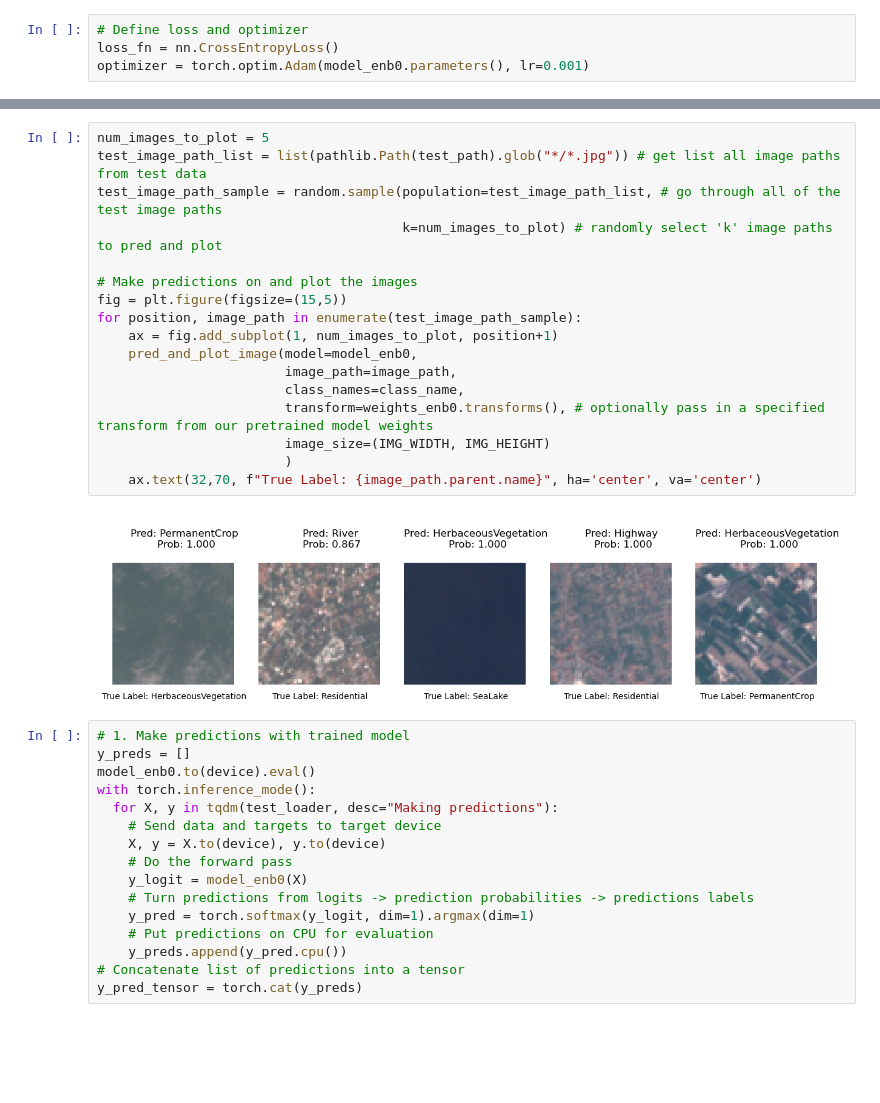
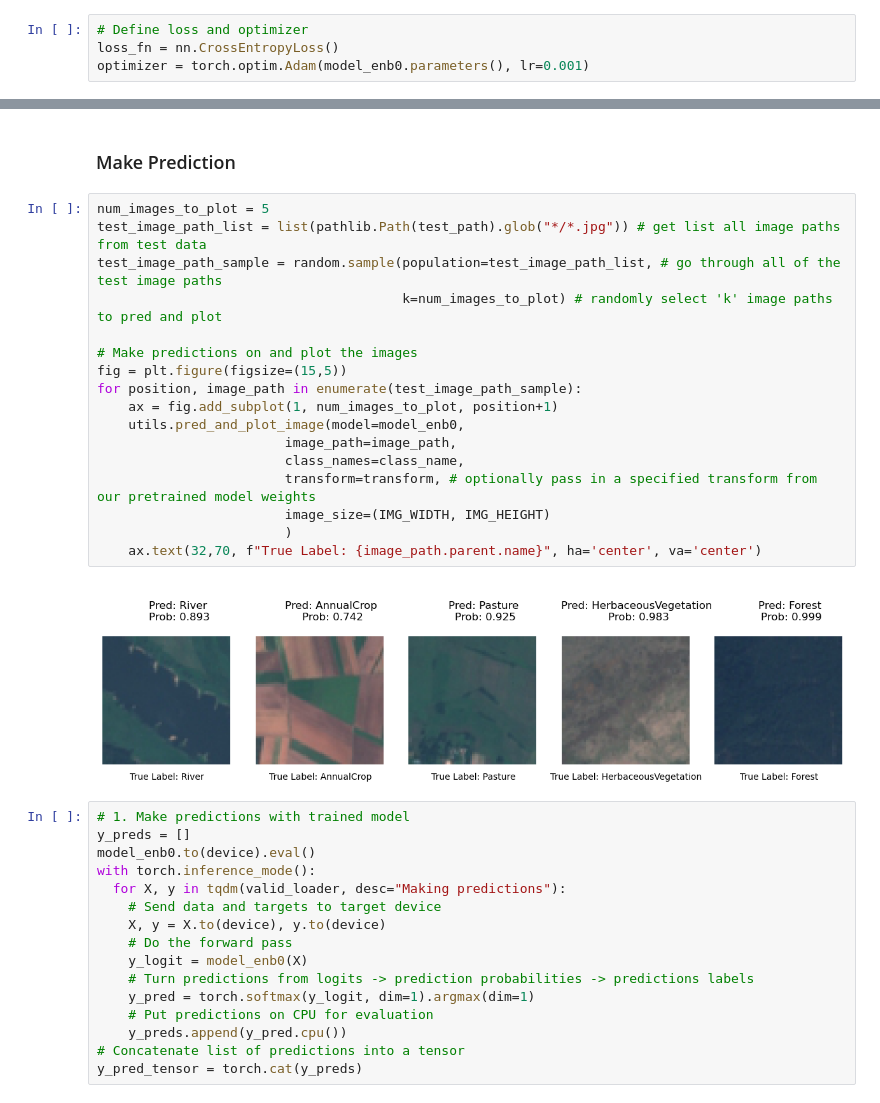
Before and after one commit to amrirasyidi/ztm_pytorch_exercise, a Jupyter notebook: 04_pytorch_custom_dataset_excercise.ipynb, the cells around one changed output, grey strips where cells are left out. Cells and saved outputs as stored; diff of their text form; blank space fills up the shorter version.

```diff
--- a/04_pytorch_custom_dataset_excercise.ipynb
+++ b/04_pytorch_custom_dataset_excercise.ipynb
@@ -647,28 +254,30 @@ def pred_and_plot_image(model: torch.nn.Module,
+# %% [markdown]
+### Make Prediction
 # %%
 num_images_to_plot = 5
 test_image_path_list = list(pathlib.Path(test_path).glob("*/*.jpg")) # get list all image paths from test data
 test_image_path_sample = random.sample(population=test_image_path_list, # go through all of the test image paths
                                        k=num_images_to_plot) # randomly select 'k' image paths to pred and plot
 
 # Make predictions on and plot the images
 fig = plt.figure(figsize=(15,5))
 for position, image_path in enumerate(test_image_path_sample):
     ax = fig.add_subplot(1, num_images_to_plot, position+1)
-    pred_and_plot_image(model=model_enb0,
+    utils.pred_and_plot_image(model=model_enb0,
                         image_path=image_path,
                         class_names=class_name,
-                        transform=weights_enb0.transforms(), # optionally pass in a specified transform from our pretrained model weights
+                        transform=transform, # optionally pass in a specified transform from our pretrained model weights
                         image_size=(IMG_WIDTH, IMG_HEIGHT)
                         )
     ax.text(32,70, f"True Label: {image_path.parent.name}", ha='center', va='center')
 # %% [output]
-[figure, old version]
+[figure, new version]
 # %%
 # 1. Make predictions with trained model
 y_preds = []
 model_enb0.to(device).eval()
 with torch.inference_mode():
-  for X, y in tqdm(test_loader, desc="Making predictions"):
+  for X, y in tqdm(valid_loader, desc="Making predictions"):
     # Send data and targets to target device
     X, y = X.to(device), y.to(device)
     # Do the forward pass
```
Also changed, not shown: parts of 34 cells of this notebook, 4 other files.
